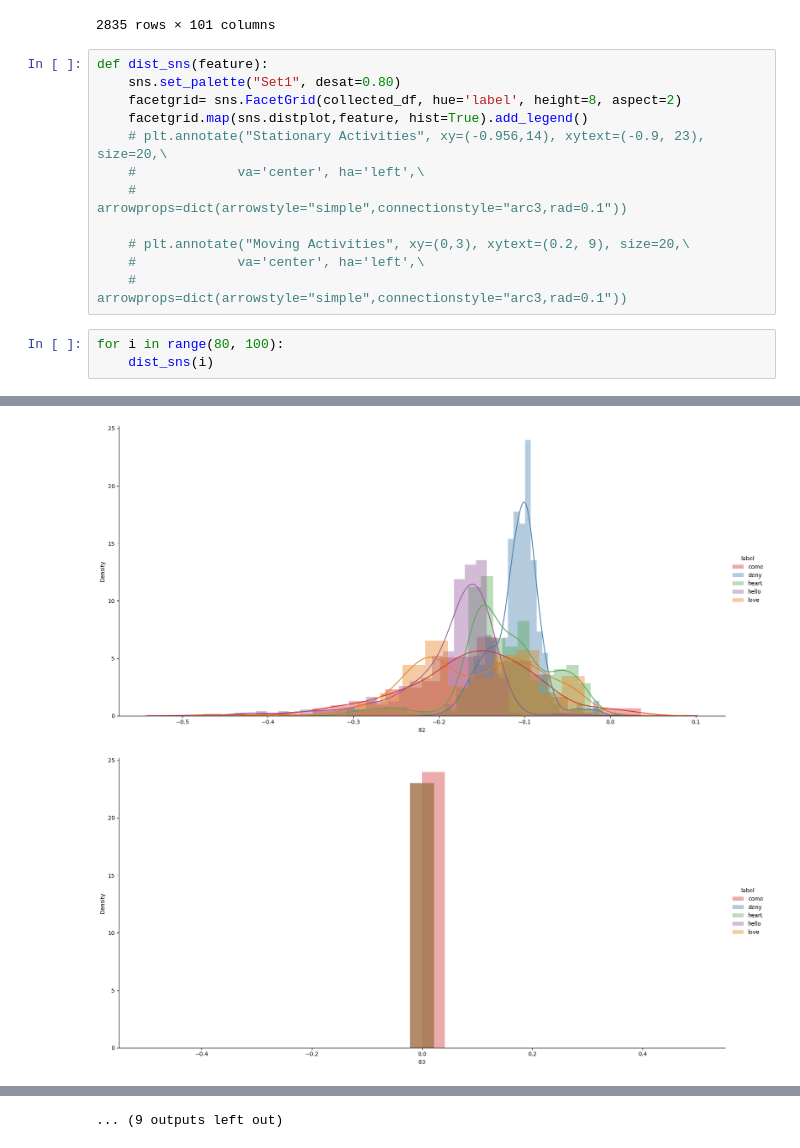
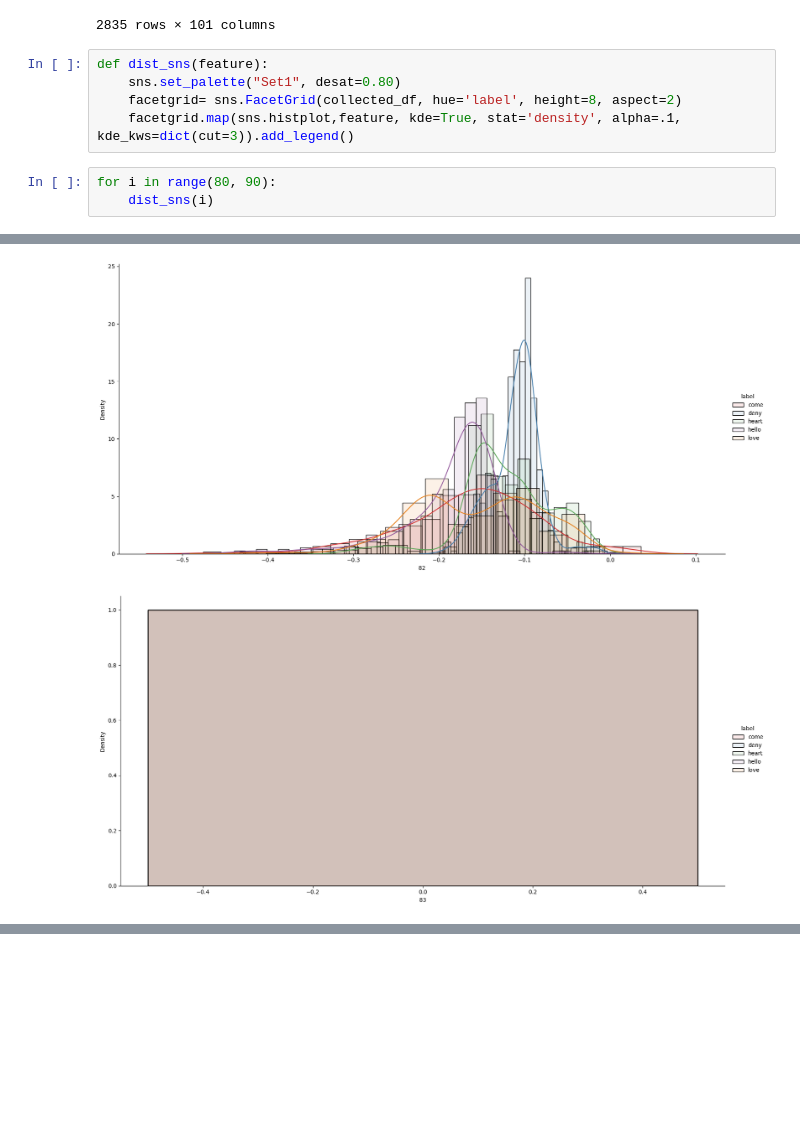
Before and after one commit to DSJosephAhn/hand_recognition, a Jupyter notebook: data_preparation.ipynb, the cells around one changed output, grey strips where cells are left out. Drawn from its saved outputs; the diff is of its cells as text; blank space fills up the shorter version.

```diff
--- a/data_preparation.ipynb
+++ b/data_preparation.ipynb
@@ -209,15 +209,8 @@ collected_df
 def dist_sns(feature):
     sns.set_palette("Set1", desat=0.80)
     facetgrid= sns.FacetGrid(collected_df, hue='label', height=8, aspect=2)
-    facetgrid.map(sns.distplot,feature, hist=True).add_legend()
-    # plt.annotate("Stationary Activities", xy=(-0.956,14), xytext=(-0.9, 23), size=20,\
-    #             va='center', ha='left',\
-    #             arrowprops=dict(arrowstyle="simple",connectionstyle="arc3,rad=0.1"))
-
-    # plt.annotate("Moving Activities", xy=(0,3), xytext=(0.2, 9), size=20,\
-    #             va='center', ha='left',\
-    #             arrowprops=dict(arrowstyle="simple",connectionstyle="arc3,rad=0.1"))
+    facetgrid.map(sns.histplot,feature, kde=True, stat='density', alpha=.1, kde_kws=dict(cut=3)).add_legend()
 # %%
-for i in range(80, 100):
+for i in range(80, 90):
     dist_sns(i)
 # %% [output]
@@ -243,2 +219,2 @@ https://gist.github.com/mwaskom/de44147ed2974457ad6372750bbe5751
-[figure, old version]
+[figure, new version]
-[figure, old version]
+[figure, new version]
@@ -252 +226,0 @@ https://gist.github.com/mwaskom/de44147ed2974457ad6372750bbe5751
-... (9 outputs left out)
```
Also changed, not shown: parts of 1 cell of this notebook.
